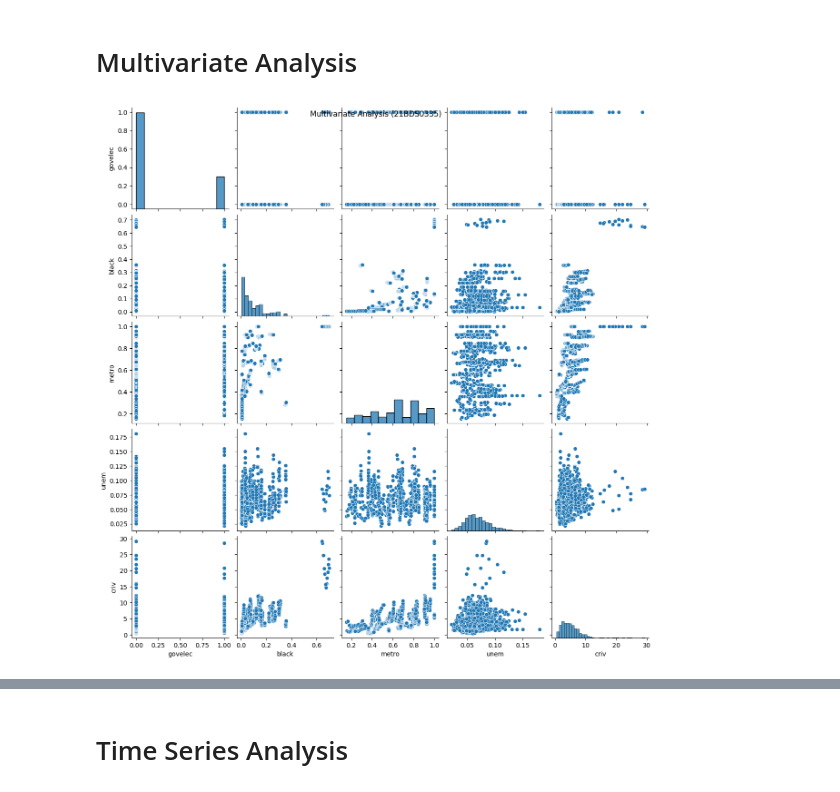
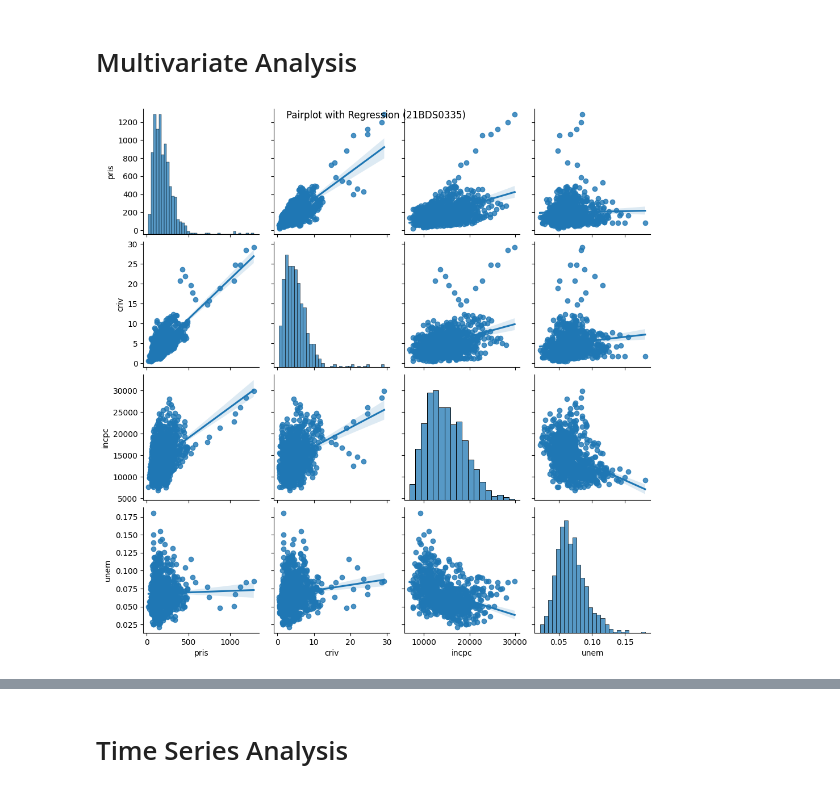
Before and after one commit to Ashish-Aaran/EDA, a Jupyter notebook: 21BDS0335.ipynb, the cells around one changed output, grey strips where cells are left out. Drawn from its saved outputs; the diff is of its cells as text; code cells hidden in the pictures.

```diff
--- a/21BDS0335.ipynb
+++ b/21BDS0335.ipynb
@@ -461,8 +486,8 @@ plt.show()
 # %% [markdown]
 # Multivariate Analysis
 # %%
-sns.pairplot(ashish_david_df[ashish_david_cols])
-plt.suptitle("Multivariate Analysis (21BDS0335)")
+sns.pairplot(ashish_david_df,vars = ['pris', 'criv','incpc','unem'], kind="reg")
+plt.suptitle("Pairplot with Regression (21BDS0335)")
 plt.show()
 # %% [output]
-[figure, old version]
+[figure, new version]
```
Also changed, not shown: parts of 14 cells of this notebook.
